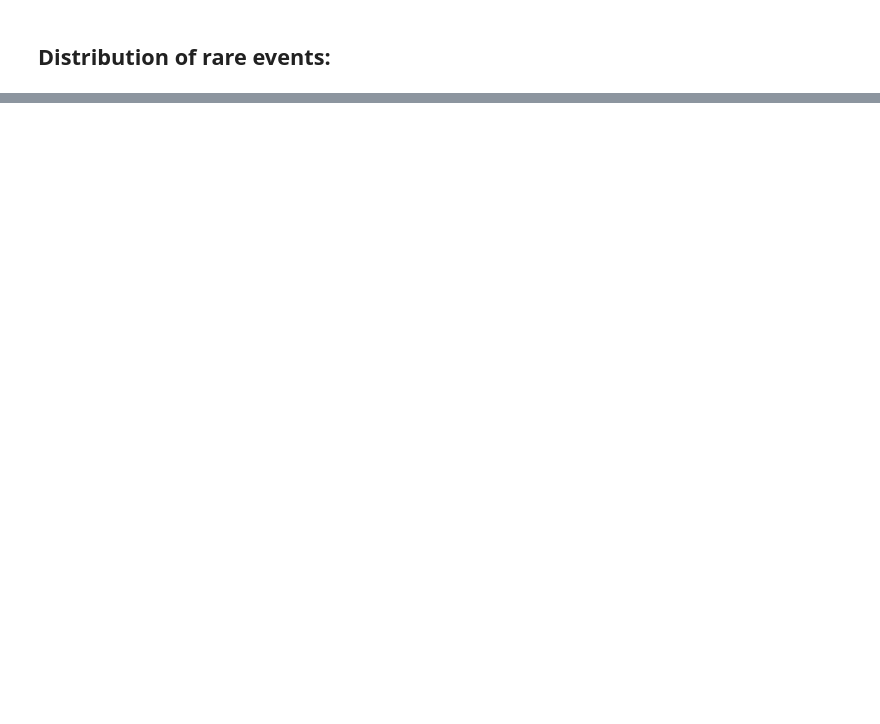
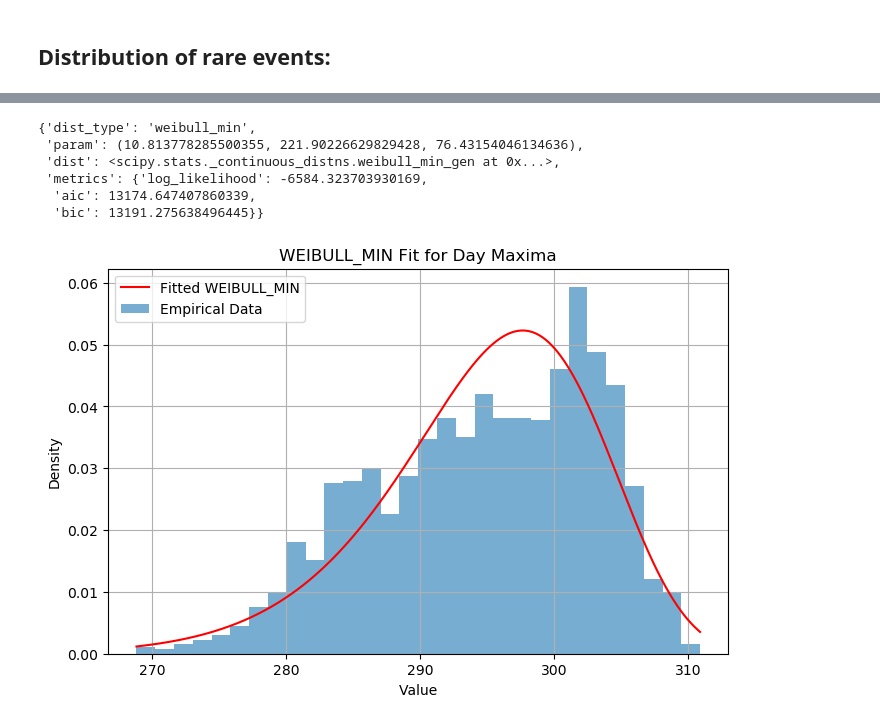
Before and after one commit to PieroPaialungaAI/RareEvents, a Jupyter notebook: rare_events_notebook.ipynb, the cells around one changed output, grey strips where cells are left out. Drawn from its saved outputs; the diff is of its cells as text; code cells hidden in the pictures; blank space fills up the shorter version.

```diff
--- a/rare_events_notebook.ipynb
+++ b/rare_events_notebook.ipynb
@@ -57,0 +60,11 @@ rare_events_toolbox.plot_qq(key = 'day', dist_type = best_dist)
+# %%
+cities = data.all_cities()
+all_cities_dict = {city : {} for city in cities}
+for city in cities:
+    data.isolate_city(city = city)
+    processed_data = data.clean_and_preprocess()
+    rare_events_toolbox = RareEventsToolbox(data = processed_data)
+    max_values_result = rare_events_toolbox.extract_max_values()
+    rare_events_toolbox.fit_all_distributions()
+    best_dist, ranked_scores = rare_events_toolbox.rank_distributions(key = 'day', rank_based_on = 'bic')
+    all_cities_dict[city] = rare_events_toolbox.distribution_fit[best_dist]['day']
@@ -57,0 +93,22 @@ rare_events_toolbox.plot_qq(key = 'day', dist_type = best_dist)
+# %%
+all_cities_dict[cities[5]]
+# %% [output]
+{'dist_type': 'weibull_min',
+ 'param': (10.813778285500355, 221.90226629829428, 76.43154046134636),
+ 'dist': <scipy.stats._continuous_distns.weibull_min_gen at 0x...>,
+ 'metrics': {'log_likelihood': -6584.323703930169,
+  'aic': 13174.647407860339,
+  'bic': 13191.275638496445}}
+# %%
+from rare_events_processor import RareEventsToolbox
+data = Data()
+data.isolate_city(city = cities[5])
+processed_data = data.clean_and_preprocess()
+rare_events_toolbox = RareEventsToolbox(data = processed_data)
+max_values_result = rare_events_toolbox.extract_max_values()
+rare_events_toolbox.fit_all_distributions()
+best_dist, ranked_scores = rare_events_toolbox.rank_distributions(key = 'day', rank_based_on = 'bic')
+ranked_scores
+rare_events_toolbox.plot_fitted_distribution(key = 'day', dist_type = best_dist)
+# %% [output]
+[figure, added]
```
Also changed, not shown: parts of 9 cells of this notebook, 2 other files.
